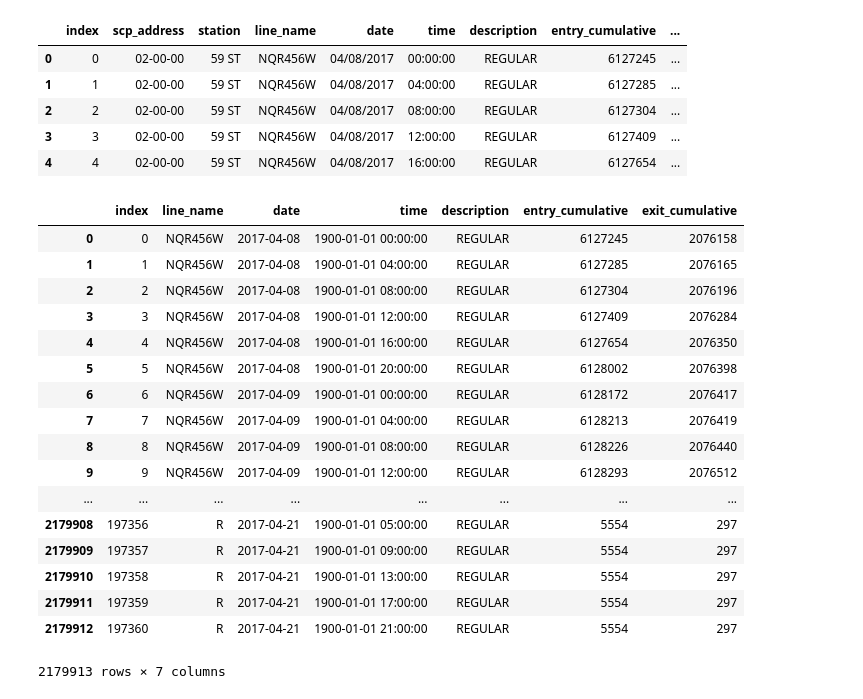
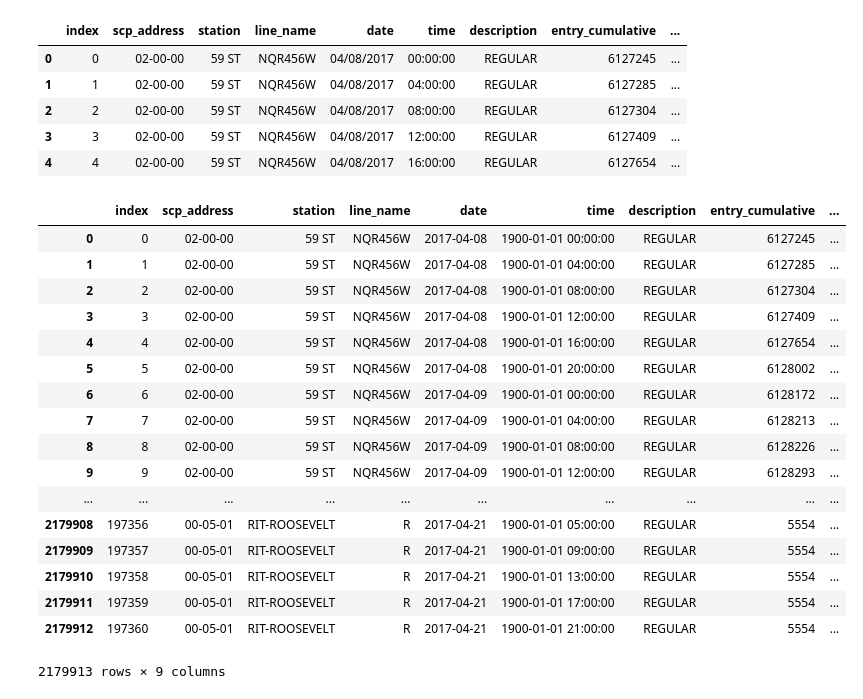
Before and after one commit to jeremyrchow/metis_proj_1, a Jupyter notebook: processed_data/DifferencesNotebook.ipynb, the cells around one changed output. Cells and saved outputs as stored; diff of their text form; code cells hidden in the pictures.

```diff
--- a/processed_data/DifferencesNotebook.ipynb
+++ b/processed_data/DifferencesNotebook.ipynb
@@ -17,24 +17,25 @@ df['date'] = pd.to_datetime(df['date'],format = '%m/%d/%Y')
 # %%
 df=df.drop(columns = ['entry_relative','exit_relative'])
 # %%
-df.drop(columns=['station','scp_address'])
+# df.drop(columns=['station','scp_address'])
+df
 # %% [output]
-|  | index | line_name | date | time | description | entry_cumulative | exit_cumulative |
-| 0 | 0 | NQR456W | 2017-04-08 | 1900-01-01 00:00:00 | REGULAR | 6127245 | 2076158 |
-| 1 | 1 | NQR456W | 2017-04-08 | 1900-01-01 04:00:00 | REGULAR | 6127285 | 2076165 |
-| 2 | 2 | NQR456W | 2017-04-08 | 1900-01-01 08:00:00 | REGULAR | 6127304 | 2076196 |
-| 3 | 3 | NQR456W | 2017-04-08 | 1900-01-01 12:00:00 | REGULAR | 6127409 | 2076284 |
-| 4 | 4 | NQR456W | 2017-04-08 | 1900-01-01 16:00:00 | REGULAR | 6127654 | 2076350 |
-| 5 | 5 | NQR456W | 2017-04-08 | 1900-01-01 20:00:00 | REGULAR | 6128002 | 2076398 |
-| 6 | 6 | NQR456W | 2017-04-09 | 1900-01-01 00:00:00 | REGULAR | 6128172 | 2076417 |
-| 7 | 7 | NQR456W | 2017-04-09 | 1900-01-01 04:00:00 | REGULAR | 6128213 | 2076419 |
-| 8 | 8 | NQR456W | 2017-04-09 | 1900-01-01 08:00:00 | REGULAR | 6128226 | 2076440 |
-| 9 | 9 | NQR456W | 2017-04-09 | 1900-01-01 12:00:00 | REGULAR | 6128293 | 2076512 |
-| ... | ... | ... | ... | ... | ... | ... | ... |
-| 2179908 | 197356 | R | 2017-04-21 | 1900-01-01 05:00:00 | REGULAR | 5554 | 297 |
-| 2179909 | 197357 | R | 2017-04-21 | 1900-01-01 09:00:00 | REGULAR | 5554 | 297 |
-| 2179910 | 197358 | R | 2017-04-21 | 1900-01-01 13:00:00 | REGULAR | 5554 | 297 |
-| 2179911 | 197359 | R | 2017-04-21 | 1900-01-01 17:00:00 | REGULAR | 5554 | 297 |
-| 2179912 | 197360 | R | 2017-04-21 | 1900-01-01 21:00:00 | REGULAR | 5554 | 297 |
+|  | index | scp_address | station | line_name | date | time | description | entry_cumulative | ... |
+| 0 | 0 | 02-00-00 | 59 ST | NQR456W | 2017-04-08 | 1900-01-01 00:00:00 | REGULAR | 6127245 | ... |
+| 1 | 1 | 02-00-00 | 59 ST | NQR456W | 2017-04-08 | 1900-01-01 04:00:00 | REGULAR | 6127285 | ... |
+| 2 | 2 | 02-00-00 | 59 ST | NQR456W | 2017-04-08 | 1900-01-01 08:00:00 | REGULAR | 6127304 | ... |
+| 3 | 3 | 02-00-00 | 59 ST | NQR456W | 2017-04-08 | 1900-01-01 12:00:00 | REGULAR | 6127409 | ... |
+| 4 | 4 | 02-00-00 | 59 ST | NQR456W | 2017-04-08 | 1900-01-01 16:00:00 | REGULAR | 6127654 | ... |
+| 5 | 5 | 02-00-00 | 59 ST | NQR456W | 2017-04-08 | 1900-01-01 20:00:00 | REGULAR | 6128002 | ... |
+| 6 | 6 | 02-00-00 | 59 ST | NQR456W | 2017-04-09 | 1900-01-01 00:00:00 | REGULAR | 6128172 | ... |
+| 7 | 7 | 02-00-00 | 59 ST | NQR456W | 2017-04-09 | 1900-01-01 04:00:00 | REGULAR | 6128213 | ... |
+| 8 | 8 | 02-00-00 | 59 ST | NQR456W | 2017-04-09 | 1900-01-01 08:00:00 | REGULAR | 6128226 | ... |
+| 9 | 9 | 02-00-00 | 59 ST | NQR456W | 2017-04-09 | 1900-01-01 12:00:00 | REGULAR | 6128293 | ... |
+| ... | ... | ... | ... | ... | ... | ... | ... | ... | ... |
+| 2179908 | 197356 | 00-05-01 | RIT-ROOSEVELT | R | 2017-04-21 | 1900-01-01 05:00:00 | REGULAR | 5554 | ... |
+| 2179909 | 197357 | 00-05-01 | RIT-ROOSEVELT | R | 2017-04-21 | 1900-01-01 09:00:00 | REGULAR | 5554 | ... |
+| 2179910 | 197358 | 00-05-01 | RIT-ROOSEVELT | R | 2017-04-21 | 1900-01-01 13:00:00 | REGULAR | 5554 | ... |
+| 2179911 | 197359 | 00-05-01 | RIT-ROOSEVELT | R | 2017-04-21 | 1900-01-01 17:00:00 | REGULAR | 5554 | ... |
+| 2179912 | 197360 | 00-05-01 | RIT-ROOSEVELT | R | 2017-04-21 | 1900-01-01 21:00:00 | REGULAR | 5554 | ... |
-2179913 rows × 7 columns
+2179913 rows × 9 columns
 # %%
```
Also changed, not shown: parts of 17 cells of this notebook, 1 other file.
